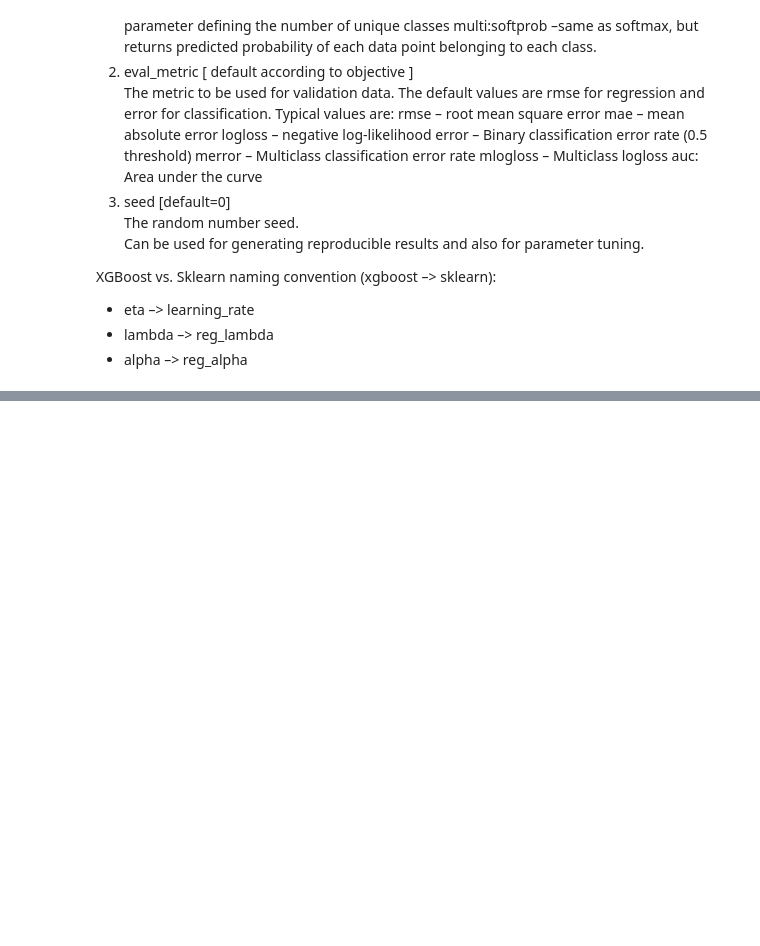
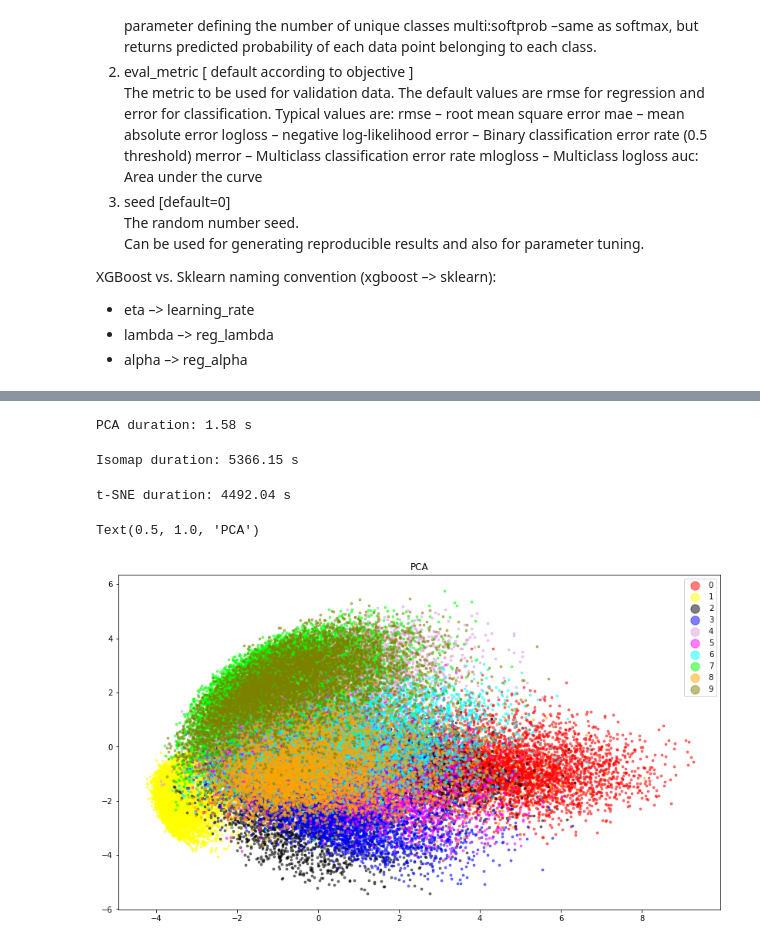
Before and after one commit to durcak-jindrich/mnist_xgboost, a Jupyter notebook: notebooks/mnist_classification.ipynb, the cells around one changed output, grey strips where cells are left out. Cells and saved outputs as stored; diff of their text form; code cells hidden in the pictures; blank space fills up the shorter version.

Commit message:
dimensionality reduction comparison (PCA, Isomap, t-SNE)

```diff
--- a/notebooks/mnist_classification.ipynb
+++ b/notebooks/mnist_classification.ipynb
@@ -265,0 +215,39 @@ print("Accuracy: %.2f%%" % (accuracy * 100.0))
+# %%
+from sklearn.decomposition import PCA
+from sklearn.manifold import Isomap, TSNE
+
+digit_colors = ["red","yellow","black","blue","plum","magenta","aqua","lime","orange","olive"]
+# %%
+import time
+target_dimensions = 2
+#pca
+start = time.time()
+pca = PCA(n_components=target_dimensions)
+pca.fit(x_train)
+x_train_pca = pca.transform(x_train)
+
+end = time.time()
+print("PCA duration: {:.2f} s".format(end - start))
+# %% [output]
+PCA duration: 1.58 s
+# %%
+#isomap
+start = time.time()
+iso = Isomap(n_neighbors=3, n_components=target_dimensions)
+iso.fit(x_train[0:30000,:])
+x_train_iso = iso.transform(x_train)
+
+end = time.time()
+print("Isomap duration: {:.2f} s".format(end - start))
+# %% [output]
+Isomap duration: 5366.15 s
+# %%
+#t-SNE
+start = time.time()
+t_sne = TSNE(n_components=target_dimensions)
+x_train_tsne = t_sne.fit_transform(x_train)
+
+end = time.time()
+print("t-SNE duration: {:.2f} s".format(end - start))
+# %% [output]
+t-SNE duration: 4492.04 s
@@ -265,0 +258,16 @@ print("Accuracy: %.2f%%" % (accuracy * 100.0))
+# %%
+from matplotlib import colors
+fig, ax = plt.subplots()
+fig.set_size_inches(14,8)
+for color in digit_colors:
+    index = digit_colors.index(color)
+    mask = y_train == index
+    x = x_train_pca[mask,0]
+    y = x_train_pca[mask,1]
+    ax.scatter(x,y,c=color,alpha=0.5,s=8,label=index)
+
+ax.legend(markerscale=4)
+ax.set_title("PCA")
+# %% [output]
+Text(0.5, 1.0, 'PCA')
+[figure, added]
```
Also changed, not shown: parts of 12 cells of this notebook.
